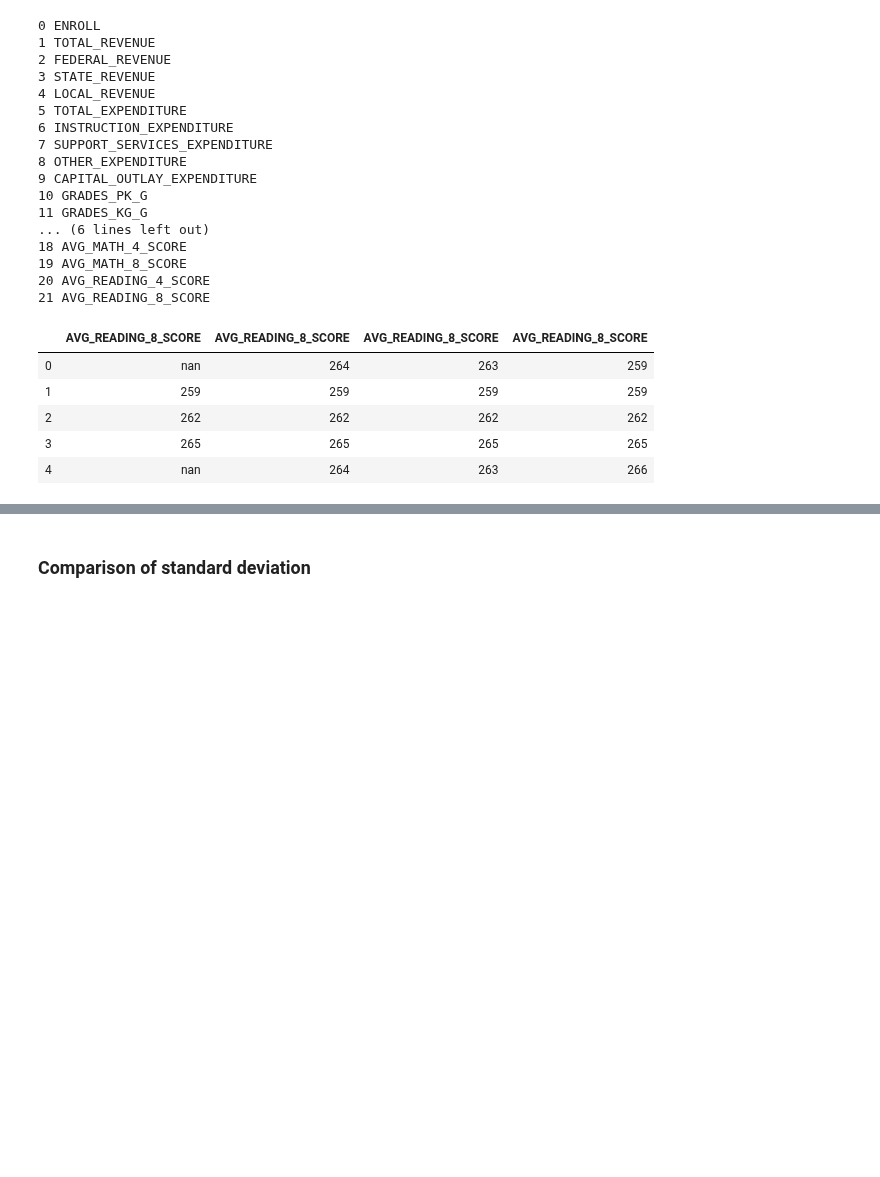
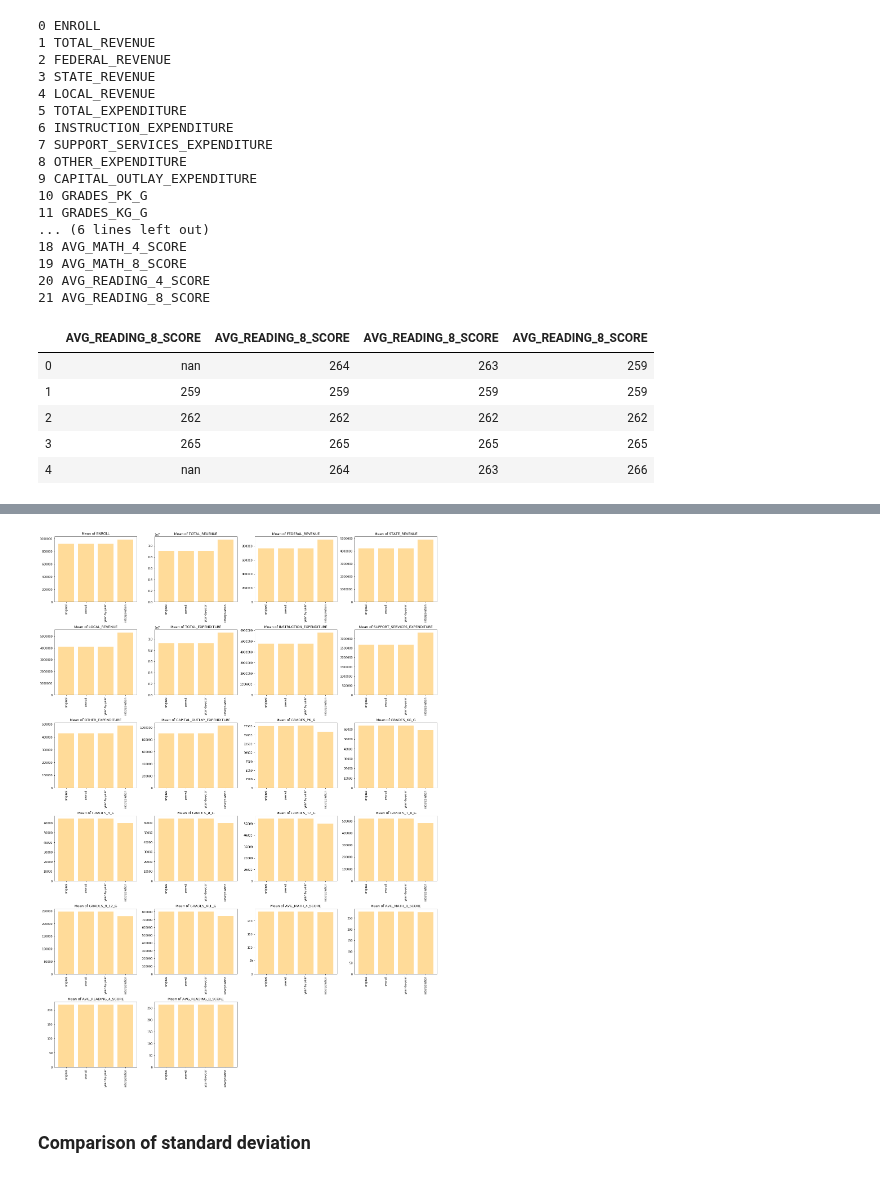
Before and after one commit to mrkjhsn/Thinkful-Exercises, a Jupyter notebook: data_cleaning_2.ipynb, the cells around one changed output, grey strips where cells are left out. Saved outputs shown, nothing was run; the diff lists cells and outputs as text; code cells hidden in the pictures; blank space fills up the shorter version.

```diff
--- a/data_cleaning_2.ipynb
+++ b/data_cleaning_2.ipynb
@@ -578,3 +571,25 @@ plt.show()
+# %%
+fig = plt.figure(figsize=(20,100))
+
+for integer, col in enumerate(education_df4.columns[3:]):
+    df = pd.concat([education_df[col], education_df2[col],
+                     education_df3[col], education_df4[col]], axis=1)
+
+    # set up subplots
+    # 4 columns wide
+    plt.subplot(len(education_df4.columns[3:]), 4, integer+1)
+
+    plt.bar(["original", "overall", "year-by-year", "interpolation"],
+            df.mean(),
+           color='orange',
+           alpha=.4)
+    plt.xticks(rotation='vertical')
+    plt.title("Mean of {}".format(col))
+
+plt.tight_layout()
+plt.show()
+# %% [output]
+[figure, added]
 # %% [markdown]
 ### Comparison of standard deviation
 # %%
```
Also changed, not shown: parts of 8 cells of this notebook.
